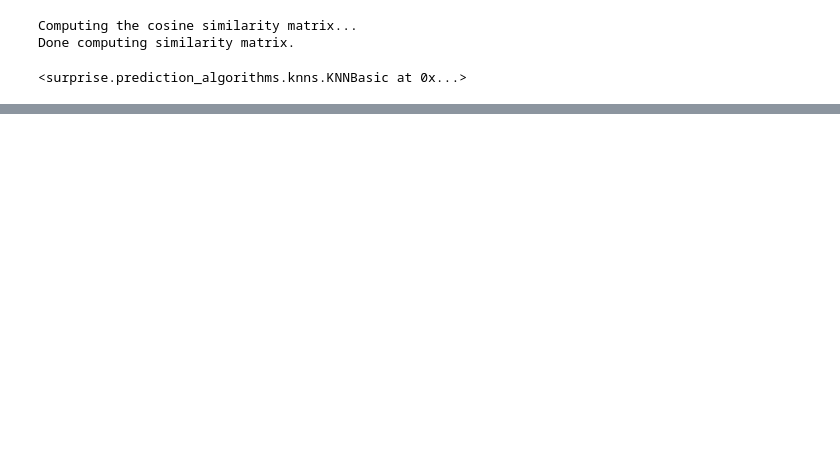
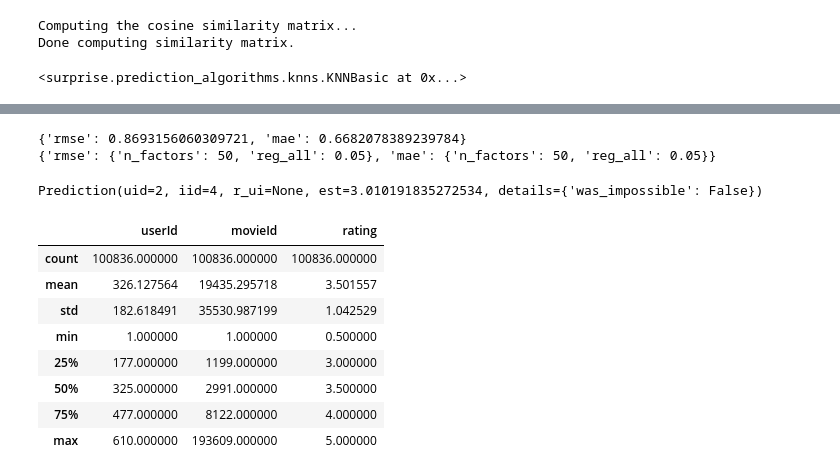
Before and after one commit to mitkrieg/movie-recommender, a Jupyter notebook: index.ipynb, the cells around one changed output, grey strips where cells are left out. Drawn from its saved outputs; the diff is of its cells as text; code cells hidden in the pictures; blank space fills up the shorter version.

Commit message:
user input function and adding SVD gridsearch model

```diff
--- a/index.ipynb
+++ b/index.ipynb
@@ -62,3 +64,6 @@ movies = movies.join(pd.get_dummies(movies.genres.str.split('|').apply(pd.Series
 movies.rename(columns={'count':'num_ratings','mean':'avg_rating',
                        '(no genres listed)':'no_genre_listed','Film-Noir':'FilmNoir',
                        'Sci-Fi':'SciFi'},inplace=True)
+# %%
+#drop uneeded timestamp from ratings for use in surprise
+ratings.drop(columns=['timestamp'],inplace=True)
@@ -227,0 +195,24 @@ RMSE: 1.0112
+# %%
+print(grid_svd.best_score)
+print(grid_svd.best_params)
+# %% [output]
+{'rmse': 0.8693156060309721, 'mae': 0.6682078389239784}
+{'rmse': {'n_factors': 50, 'reg_all': 0.05}, 'mae': {'n_factors': 50, 'reg_all': 0.05}}
+# %%
+svd = SVD(n_factors= 50, reg_all=.05)
+svd.fit(train)
+svd.predict(2,4)
+# %% [output]
+Prediction(uid=2, iid=4, r_ui=None, est=3.010191835272534, details={'was_impossible': False})
+# %%
+ratings.describe()
+# %% [output]
+|  | userId | movieId | rating |
+| count | 100836.000000 | 100836.000000 | 100836.000000 |
+| mean | 326.127564 | 19435.295718 | 3.501557 |
+| std | 182.618491 | 35530.987199 | 1.042529 |
+| min | 1.000000 | 1.000000 | 0.500000 |
+| 25% | 177.000000 | 1199.000000 | 3.000000 |
+| 50% | 325.000000 | 2991.000000 | 3.500000 |
+| 75% | 477.000000 | 8122.000000 | 4.000000 |
+| max | 610.000000 | 193609.000000 | 5.000000 |
```
Also changed, not shown: parts of 29 cells of this notebook.
